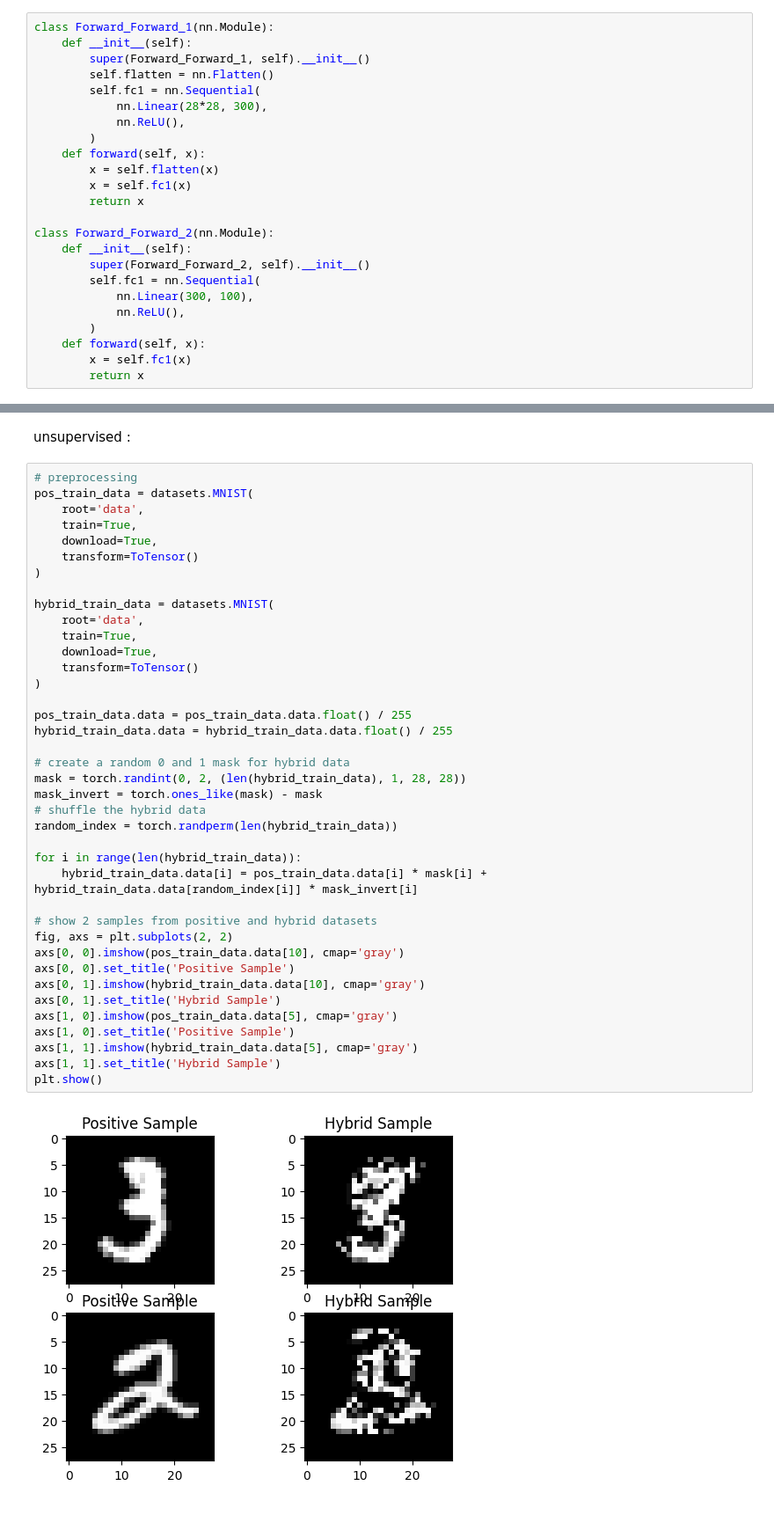
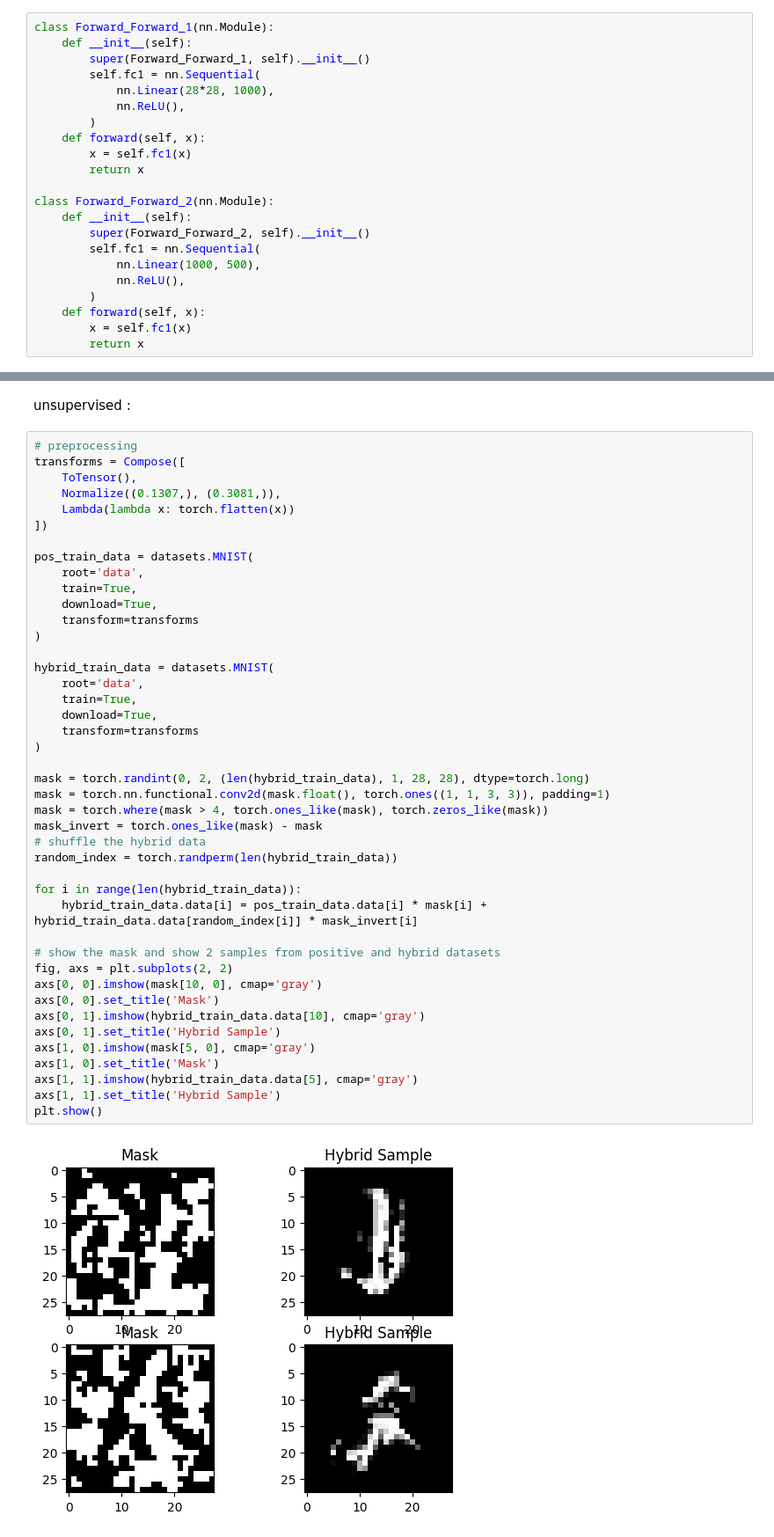
Before and after one commit to theGhozmit/Deep_HW2, a Jupyter notebook: forward-forward.ipynb, the cells around one changed output, grey strips where cells are left out. Shown at 88% size. Drawn from its saved outputs; the diff is of its cells as text.

```diff
--- a/forward-forward.ipynb
+++ b/forward-forward.ipynb
@@ -23,13 +23,11 @@ model :
 class Forward_Forward_1(nn.Module):
     def __init__(self):
         super(Forward_Forward_1, self).__init__()
-        self.flatten = nn.Flatten()
         self.fc1 = nn.Sequential(
-            nn.Linear(28*28, 300),
+            nn.Linear(28*28, 1000),
             nn.ReLU(),
         )
     def forward(self, x):
-        x = self.flatten(x)
         x = self.fc1(x)
         return x
 
@@ -37,7 +35,7 @@ class Forward_Forward_2(nn.Module):
     def __init__(self):
         super(Forward_Forward_2, self).__init__()
         self.fc1 = nn.Sequential(
-            nn.Linear(300, 100),
+            nn.Linear(1000, 500),
             nn.ReLU(),
         )
     def forward(self, x):
@@ -234,45 +245,49 @@ accuracy: 0.0958
 unsupervised :
 # %%
 # preprocessing
+transforms = Compose([
+    ToTensor(),
+    Normalize((0.1307,), (0.3081,)),
+    Lambda(lambda x: torch.flatten(x))
+])
+
 pos_train_data = datasets.MNIST(
     root='data',
     train=True,
     download=True,
-    transform=ToTensor()
+    transform=transforms
 )
 
 hybrid_train_data = datasets.MNIST(
     root='data',
     train=True,
     download=True,
-    transform=ToTensor()
+    transform=transforms
 )
 
-pos_train_data.data = pos_train_data.data.float() / 255
-hybrid_train_data.data = hybrid_train_data.data.float() / 255
-
-# create a random 0 and 1 mask for hybrid data
-mask = torch.randint(0, 2, (len(hybrid_train_data), 1, 28, 28))
+mask = torch.randint(0, 2, (len(hybrid_train_data), 1, 28, 28), dtype=torch.long)
+mask = torch.nn.functional.conv2d(mask.float(), torch.ones((1, 1, 3, 3)), padding=1)
+mask = torch.where(mask > 4, torch.ones_like(mask), torch.zeros_like(mask))
 mask_invert = torch.ones_like(mask) - mask
 # shuffle the hybrid data
 random_index = torch.randperm(len(hybrid_train_data))
 
 for i in range(len(hybrid_train_data)):
     hybrid_train_data.data[i] = pos_train_data.data[i] * mask[i] + hybrid_train_data.data[random_index[i]] * mask_invert[i]
 
-# show 2 samples from positive and hybrid datasets
+# show the mask and show 2 samples from positive and hybrid datasets
 fig, axs = plt.subplots(2, 2)
-axs[0, 0].imshow(pos_train_data.data[10], cmap='gray')
-axs[0, 0].set_title('Positive Sample')
+axs[0, 0].imshow(mask[10, 0], cmap='gray')
+axs[0, 0].set_title('Mask')
 axs[0, 1].imshow(hybrid_train_data.data[10], cmap='gray')
 axs[0, 1].set_title('Hybrid Sample')
-axs[1, 0].imshow(pos_train_data.data[5], cmap='gray')
-axs[1, 0].set_title('Positive Sample')
+axs[1, 0].imshow(mask[5, 0], cmap='gray')
+axs[1, 0].set_title('Mask')
 axs[1, 1].imshow(hybrid_train_data.data[5], cmap='gray')
 axs[1, 1].set_title('Hybrid Sample')
 plt.show()
 # %% [output]
-[figure, old version]
+[figure, new version]
 # %%
 # training one layer of forward forward
 ff_layer1 = Forward_Forward_1().to(device)
```
Also changed, not shown: parts of 6 cells of this notebook.
